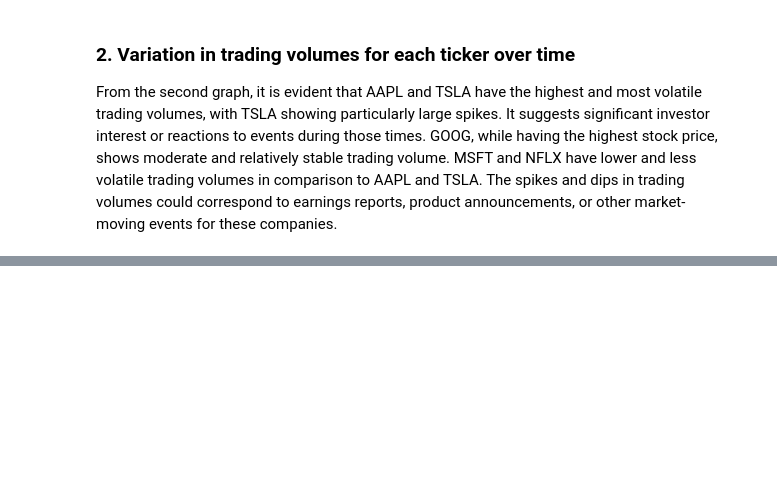
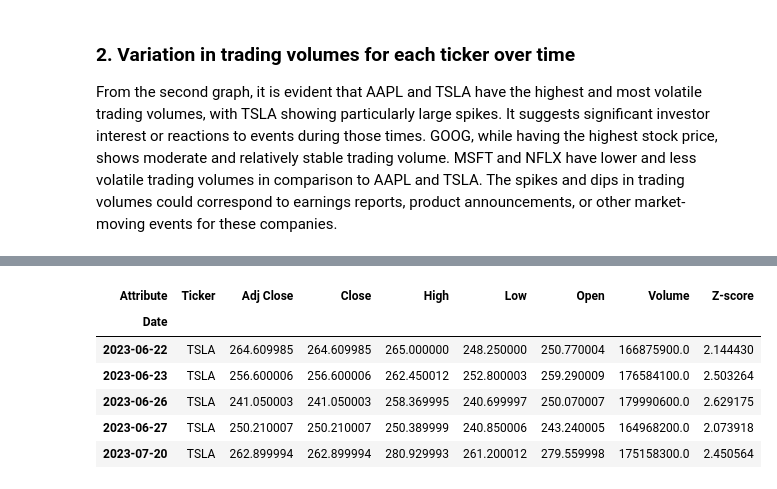
Before and after one commit to SirTee12/Marketing-Analysis-Projects, a Jupyter notebook: Stock-Market-Anomaly-Detection/Stock-Market-Anomaly-Detection.ipynb, the cells around one changed output, grey strips where cells are left out. Cells and saved outputs as stored; diff of their text form; code cells hidden in the pictures; blank space fills up the shorter version.

```diff
--- a/Stock-Market-Anomaly-Detection/Stock-Market-Anomaly-Detection.ipynb
+++ b/Stock-Market-Anomaly-Detection/Stock-Market-Anomaly-Detection.ipynb
@@ -137,0 +232,10 @@ plt.show()
+# %%
+volume_anomalies.head()
+# %% [output]
+| Attribute | Ticker | Adj Close | Close | High | Low | Open | Volume | Z-score |
+| Date |  |  |  |  |  |  |  |  |
+| 2023-06-22 | TSLA | 264.609985 | 264.609985 | 265.000000 | 248.250000 | 250.770004 | 166875900.0 | 2.144430 |
+| 2023-06-23 | TSLA | 256.600006 | 256.600006 | 262.450012 | 252.800003 | 259.290009 | 176584100.0 | 2.503264 |
+| 2023-06-26 | TSLA | 241.050003 | 241.050003 | 258.369995 | 240.699997 | 250.070007 | 179990600.0 | 2.629175 |
+| 2023-06-27 | TSLA | 250.210007 | 250.210007 | 250.389999 | 240.850006 | 243.240005 | 164968200.0 | 2.073918 |
+| 2023-07-20 | TSLA | 262.899994 | 262.899994 | 280.929993 | 261.200012 | 279.559998 | 175158300.0 | 2.450564 |
```
Also changed, not shown: parts of 7 cells of this notebook.
